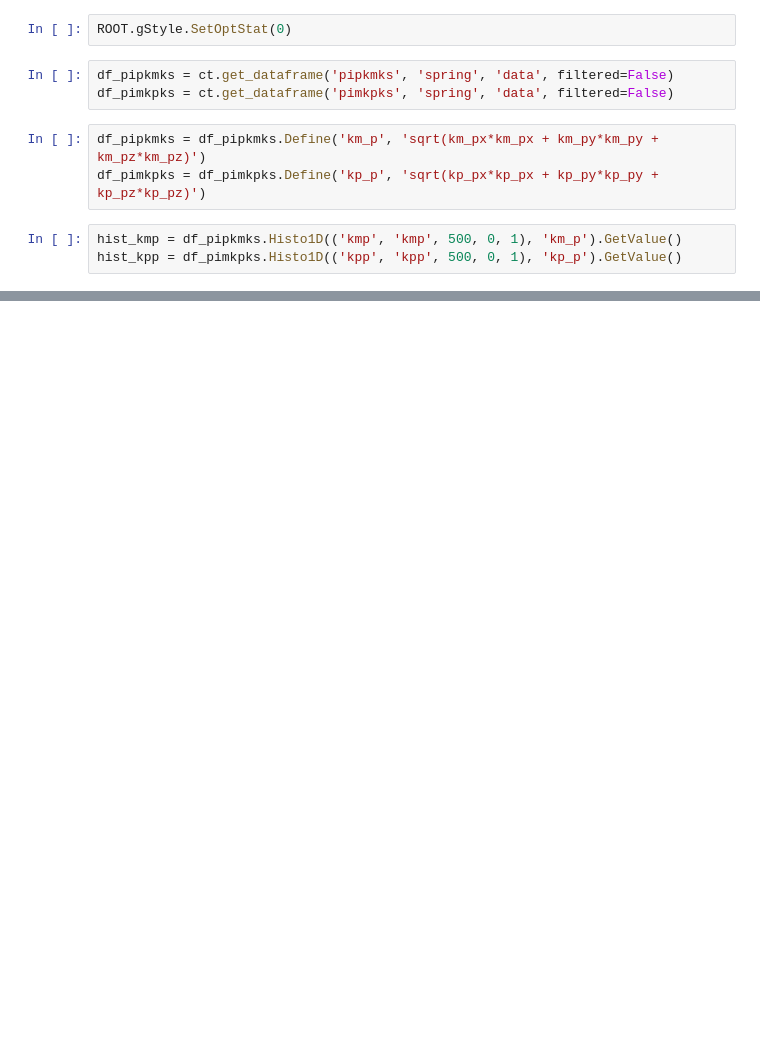
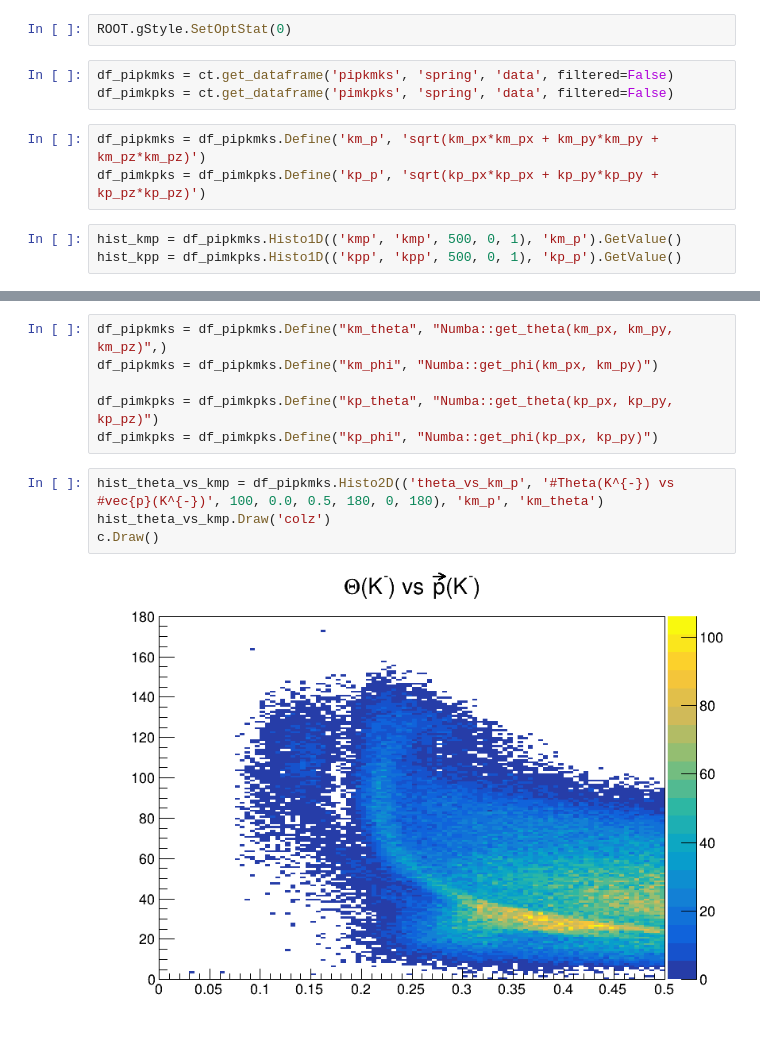
Before and after one commit to tylerviducic/gluex, a Jupyter notebook: forMoskov/kaon_momentum.ipynb, the cells around one changed output, grey strips where cells are left out. Cells and saved outputs as stored; diff of their text form; blank space fills up the shorter version.

Commit message:
plot anglular distributions

```diff
--- a/forMoskov/kaon_momentum.ipynb
+++ b/forMoskov/kaon_momentum.ipynb
@@ -39,0 +50,12 @@ Info in <TCanvas::Print>: png file kaon_momentum.png has been created
+# %%
+df_pipkmks = df_pipkmks.Define("km_theta", "Numba::get_theta(km_px, km_py, km_pz)",)
+df_pipkmks = df_pipkmks.Define("km_phi", "Numba::get_phi(km_px, km_py)")
+
+df_pimkpks = df_pimkpks.Define("kp_theta", "Numba::get_theta(kp_px, kp_py, kp_pz)")
+df_pimkpks = df_pimkpks.Define("kp_phi", "Numba::get_phi(kp_px, kp_py)")
+# %%
+hist_theta_vs_kmp = df_pipkmks.Histo2D(('theta_vs_km_p', '#Theta(K^{-}) vs #vec{p}(K^{-})', 100, 0.0, 0.5, 180, 0, 180), 'km_p', 'km_theta')
+hist_theta_vs_kmp.Draw('colz')
+c.Draw()
+# %% [output]
+[figure, added]
```
Also changed, not shown: parts of 6 cells of this notebook.
